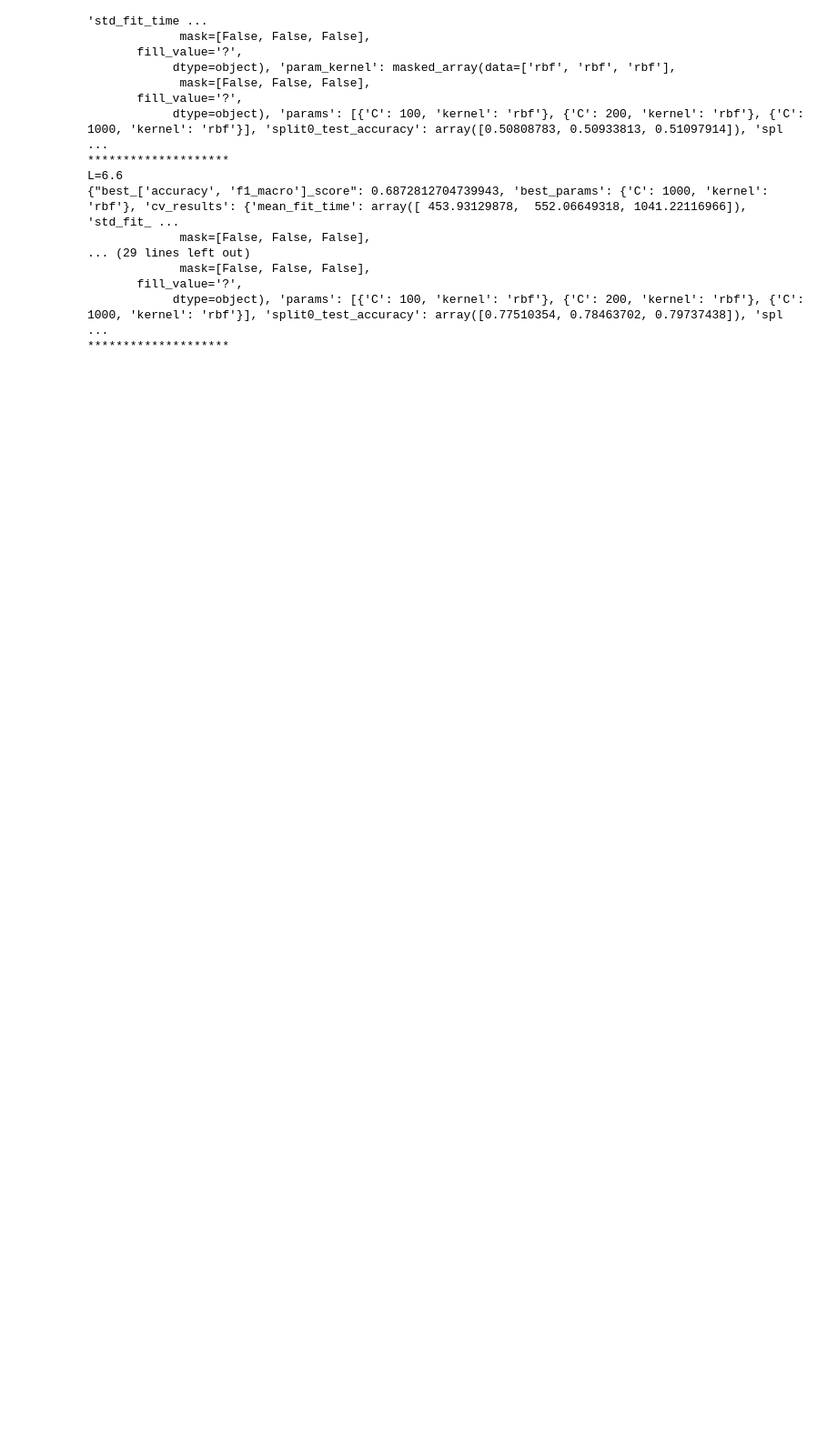
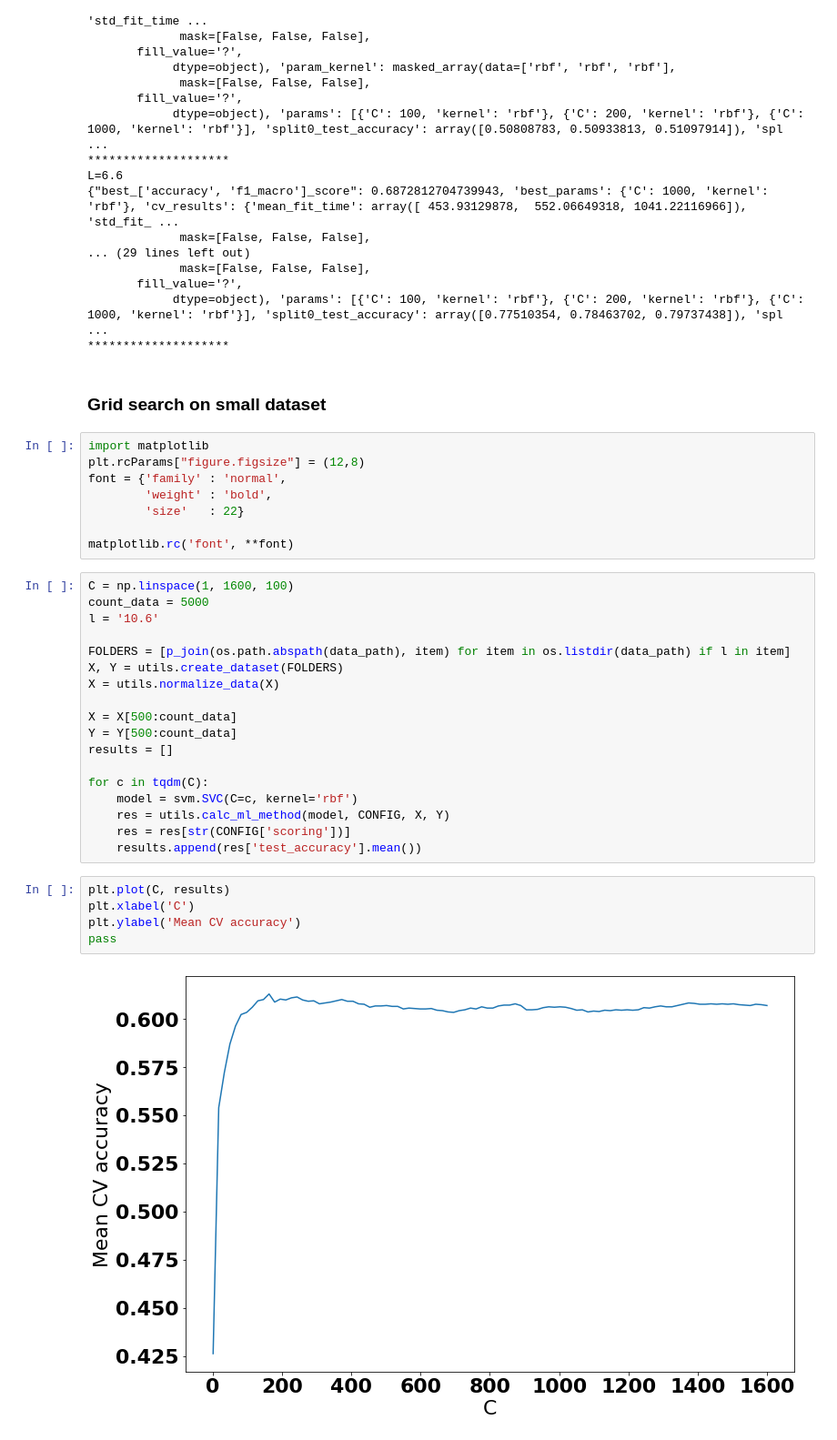
Before and after one commit to alexeyhorkin/ml_dl_with_topology_data, a Jupyter notebook: notebooks/ml/SVM/SVM_search.ipynb, the cells around one changed output. Shown: that part at 91% size. Drawn from its saved outputs; the diff is of its cells as text; blank space fills up the shorter version.

Commit message:
update SVM search notebook

```diff
--- a/notebooks/ml/SVM/SVM search.ipynb
+++ b/notebooks/ml/SVM/SVM_search.ipynb
@@ -223,3 +225,38 @@ L=6.6
        fill_value='?',
             dtype=object), 'params': [{'C': 100, 'kernel': 'rbf'}, {'C': 200, 'kernel': 'rbf'}, {'C': 1000, 'kernel': 'rbf'}], 'split0_test_accuracy': array([0.77510354, 0.78463702, 0.79737438]), 'spl ...
 ********************
+# %% [markdown]
+### Grid search on small dataset
+# %%
+import matplotlib
+plt.rcParams["figure.figsize"] = (12,8)
+font = {'family' : 'normal',
+        'weight' : 'bold',
+        'size'   : 22}
+
+matplotlib.rc('font', **font)
+# %%
+C = np.linspace(1, 1600, 100)
+count_data = 5000
+l = '10.6'
+
+FOLDERS = [p_join(os.path.abspath(data_path), item) for item in os.listdir(data_path) if l in item]
+X, Y = utils.create_dataset(FOLDERS)
+X = utils.normalize_data(X)
+
+X = X[500:count_data]
+Y = Y[500:count_data]
+results = []
+
+for c in tqdm(C):
+    model = svm.SVC(C=c, kernel='rbf')
+    res = utils.calc_ml_method(model, CONFIG, X, Y)
+    res = res[str(CONFIG['scoring'])]
+    results.append(res['test_accuracy'].mean())
+# %%
+plt.plot(C, results)
+plt.xlabel('C')
+plt.ylabel('Mean CV accuracy')
+pass
+# %% [output]
+[figure, added]
```
Also changed, not shown: parts of 2 cells of this notebook.
